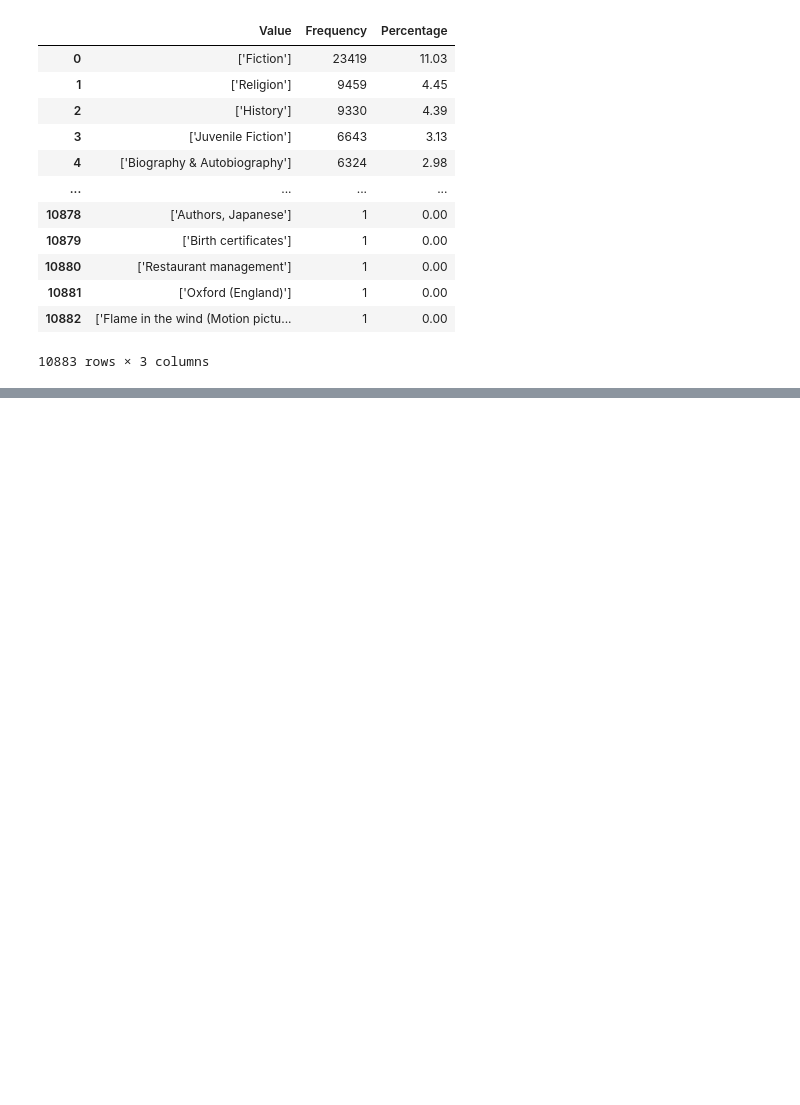
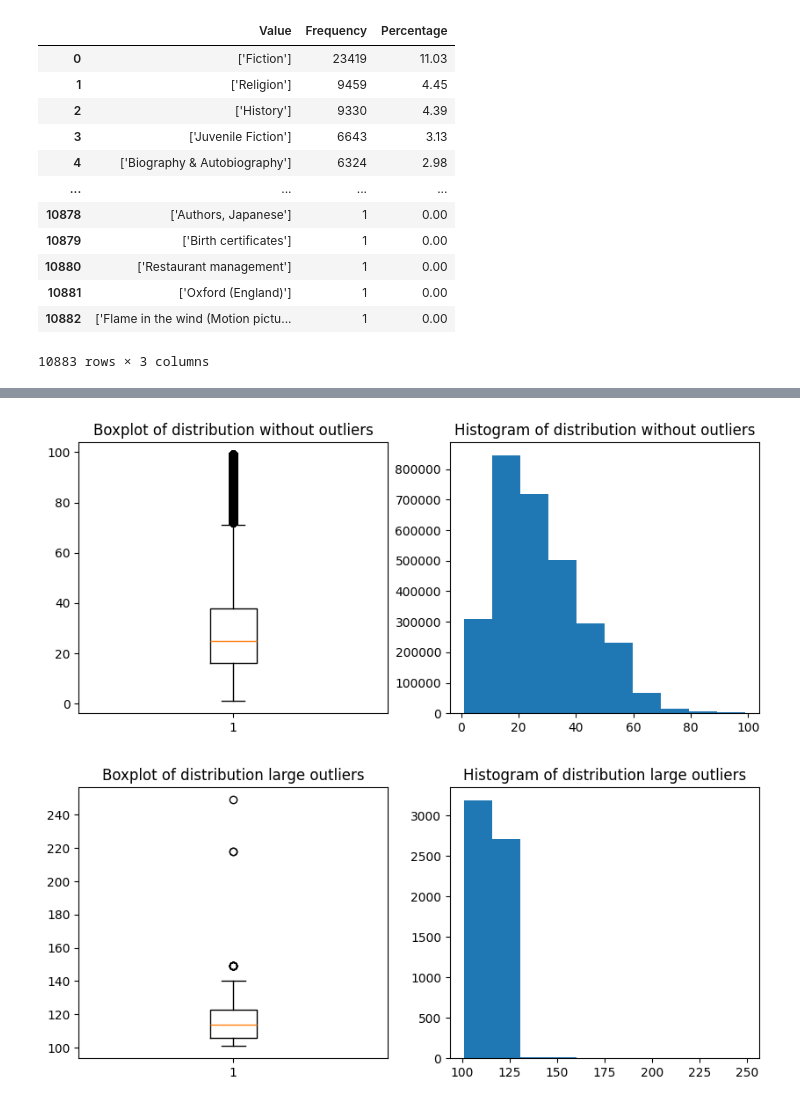
Before and after one commit to angelovarella/teste_a3, a Jupyter notebook: notebooks/EDA.ipynb, the cells around one changed output, grey strips where cells are left out. Cells and saved outputs as stored; diff of their text form; code cells hidden in the pictures; blank space fills up the shorter version.

```diff
--- a/notebooks/EDA.ipynb
+++ b/notebooks/EDA.ipynb
@@ -157,0 +192,11 @@ calculate_unique_values(book_rating_data,categories_list[2])
+# %%
+# Checks for distributions graphs
+mode = ['above', 'below']
+threshold_low = 100
+threshold_high = 100
+
+distribution_graphs(book_rating_data['summary_length'], threshold=threshold_low, mode=mode[1])
+distribution_graphs(book_rating_data['summary_length'], threshold=threshold_high, mode=mode[0])
+# %% [output]
+[figure, added]
+[figure, added]
```
Also changed, not shown: parts of 12 cells of this notebook.
